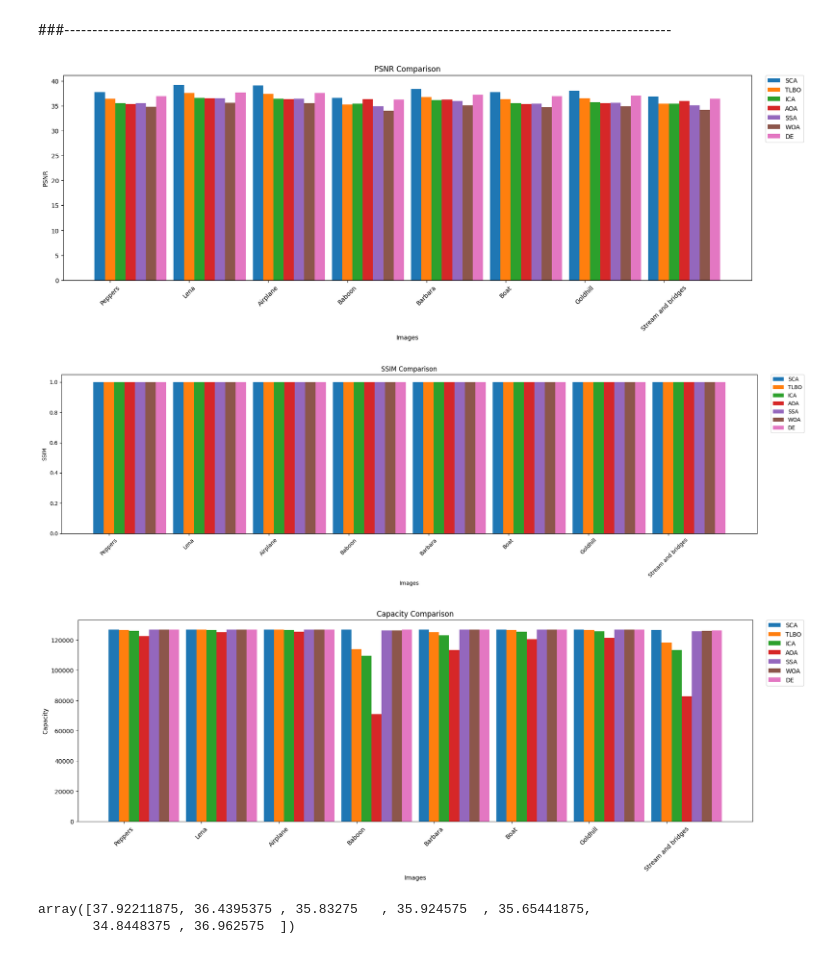
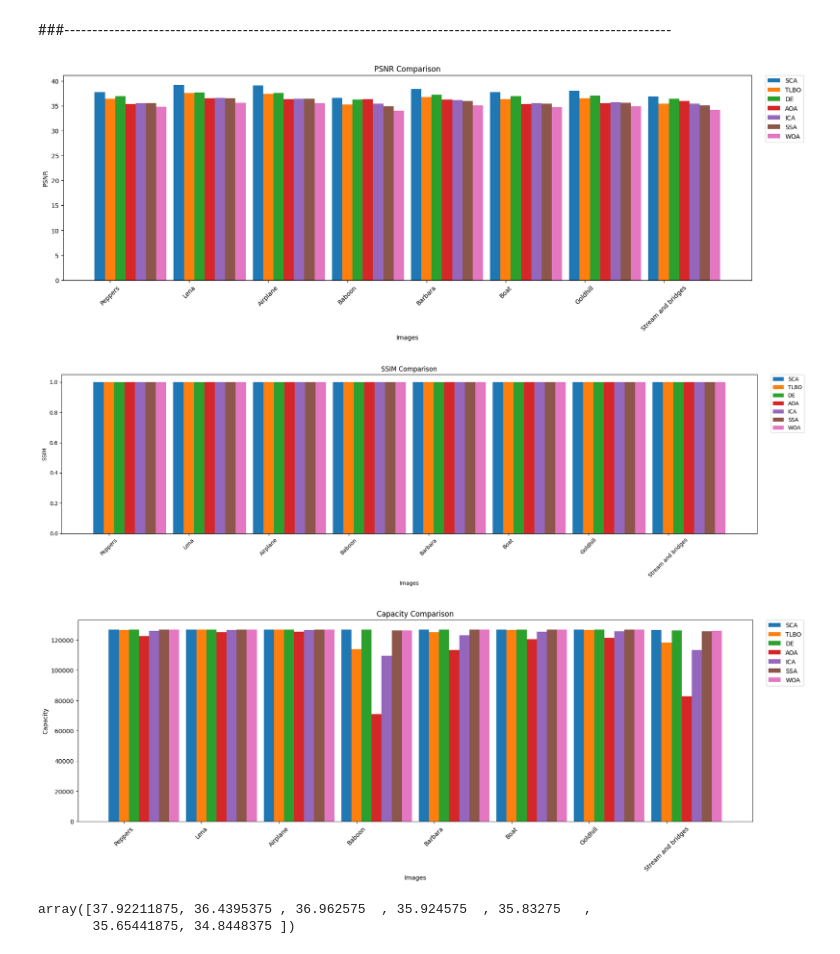
Before and after one commit to metobtw/metaheuristics_research, a Jupyter notebook: results_freq.ipynb, the cells around one changed output. Cells and saved outputs as stored; diff of their text form; code cells hidden in the pictures.

```diff
--- a/results_freq.ipynb
+++ b/results_freq.ipynb
@@ -204,35 +204,36 @@ import numpy as np
 
 # Задайте данные
 images = ['Peppers', 'Lena', 'Airplane', 'Baboon', 'Barbara', 'Boat', 'Goldhill', 'Stream and bridges']
-metaheuristics = ["SCA", "TLBO", "ICA", "AOA", "SSA", "WOA", "DE"]
+metaheuristics = ["SCA", "TLBO", "DE", "AOA", "ICA", "SSA", "WOA"]
+
 psnr_values = [
     [37.7473, 39.17645, 39.0453, 36.5563, 38.34845, 37.70105, 37.9632, 36.8389],
     [36.37245, 37.5563, 37.41575, 35.2211, 36.7514, 36.2888, 36.48535, 35.42515],
+    [36.90785, 37.61205, 37.52345, 36.17955, 37.2119, 36.88725, 37.0033, 36.37525],
+    [35.36805, 36.44575, 36.3278, 36.28635, 36.19485, 35.29375, 35.5248, 35.95525],
     [35.52315, 36.5313, 36.4136, 35.38585, 36.1495, 35.50205, 35.70165, 35.4549],
-    [35.36805, 36.44575, 36.3278, 36.28635, 36.19485, 35.29375, 35.5248, 35.95525],
     [35.47165, 36.50005, 36.3698, 34.87075, 35.96565, 35.40905, 35.61715, 35.03125],
     [34.779, 35.6147, 35.50675, 33.97755, 35.08875, 34.72675, 34.88385, 34.18135],
-    [36.90785, 37.61205, 37.52345, 36.17955, 37.2119, 36.88725, 37.0033, 36.37525]
 ]
 
 ssim_values = [
-     [0.9992615, 0.9993245, 0.9993545, 0.9988755, 0.9994505, 0.999173, 0.999307, 0.999291],
+    [0.9992615, 0.9993245, 0.9993545, 0.9988755, 0.9994505, 0.999173, 0.999307, 0.999291],
     [0.999102, 0.999163, 0.999199, 0.9986435, 0.999311, 0.9989875, 0.99914, 0.999127],
+    [0.9991655, 0.999158, 0.9991985, 0.9988155, 0.999351, 0.9990705, 0.9992, 0.9992375],
+    [0.998931, 0.998999, 0.999042, 0.9989075, 0.999251, 0.9987965, 0.9989855, 0.9992225],
     [0.9989615, 0.999013, 0.9990575, 0.9986755, 0.9992395, 0.9988425, 0.9990185, 0.999128],
-    [0.998931, 0.998999, 0.999042, 0.9989075, 0.999251, 0.9987965, 0.9989855, 0.9992225],
     [0.9989575, 0.9990105, 0.9990545, 0.998521, 0.9992125, 0.99883, 0.999007, 0.9990495],
     [0.999089, 0.9991085, 0.9991765, 0.9986955, 0.9992685, 0.9989905, 0.999099, 0.9991235],
-    [0.9991655, 0.999158, 0.9991985, 0.9988155, 0.999351, 0.9990705, 0.9992, 0.9992375]
 ]
 
 capacity = [
     [126976, 126976, 126976, 126976, 126976, 126976, 126976, 126511],
     [126650.5, 126929.5, 126929.5, 113971.5, 125224.5, 126619.5, 126635, 118125.5],
+    [126976, 126976, 126976, 126976, 126976, 126976, 126976, 126340.5],
+    [122698, 125240, 125457, 70881.5, 113382.5, 120497, 121551, 82801],
     [126092.5, 126743.5, 126619.5, 109461, 123147.5, 125410.5, 125612, 113305],
-    [122698, 125240, 125457, 70881.5, 113382.5, 120497, 121551, 82801],
     [126929.5, 126976, 126976, 126371.5, 126929.5, 126976, 126976, 125829],
     [126960.5, 126976, 126976, 126464.5, 126914, 126976, 126976, 126015],
-    [126976, 126976, 126976, 126976, 126976, 126976, 126976, 126340.5]
 ]
 
 # Создайте гистограммы
@@ -259,36 +260,36 @@ plt.figure(figsize=(20, 6))
 x = np.arange(len(images))
 width = 0.13
 for i in range(len(ssim_values)):
     plt.bar(x + i * width, ssim_values[i], width=width, label=f'{metaheuristics[i]}')
 
 plt.xlabel('Images')
 plt.ylabel('SSIM')
 plt.xticks(x + width, images, rotation=45)
 plt.title('SSIM Comparison')
 plt.legend(bbox_to_anchor=(1.02, 1), loc='upper left', borderaxespad=0)
 
 plt.tight_layout()
 plt.show()
 
 # Гистограмма Сapacity
 
 plt.figure(figsize=(20, 6))
 x = np.arange(len(images))
 width = 0.13
 for i in range(len(capacity)):
     plt.bar(x + i * width, capacity[i], width=width, label=f'{metaheuristics[i]}')
 
 plt.xlabel('Images')
 plt.ylabel('Capacity')
 plt.xticks(x + width, images, rotation=45)
 plt.title('Capacity Comparison')
 plt.legend(bbox_to_anchor=(1.02, 1), loc='upper left', borderaxespad=0)
 
 plt.show()
 # %% [output]
-[figure, old version]
+[figure, new version]
 [figure]
-[figure, old version]
+[figure, new version]
 # %%
  # PSNR
 psnr_values = np.array(psnr_values)
@@ -304,8 +305,8 @@ capacity_averages = np.mean(capacity, axis=1)
 # %%
 psnr_averages
 # %% [output]
-array([37.92211875, 36.4395375 , 35.83275   , 35.924575  , 35.65441875,
-       34.8448375 , 36.962575  ])
+array([37.92211875, 36.4395375 , 36.962575  , 35.924575  , 35.83275   ,
+       35.65441875, 34.8448375 ])
 # %%
 fig, ax = plt.subplots()
 
```
Also changed, not shown: parts of 10 cells of this notebook.
